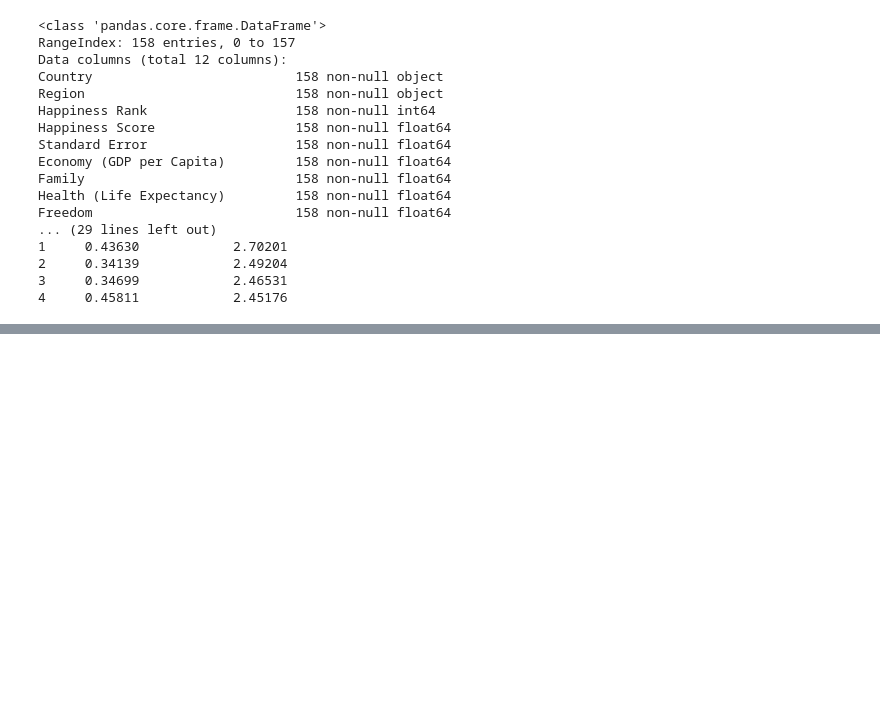
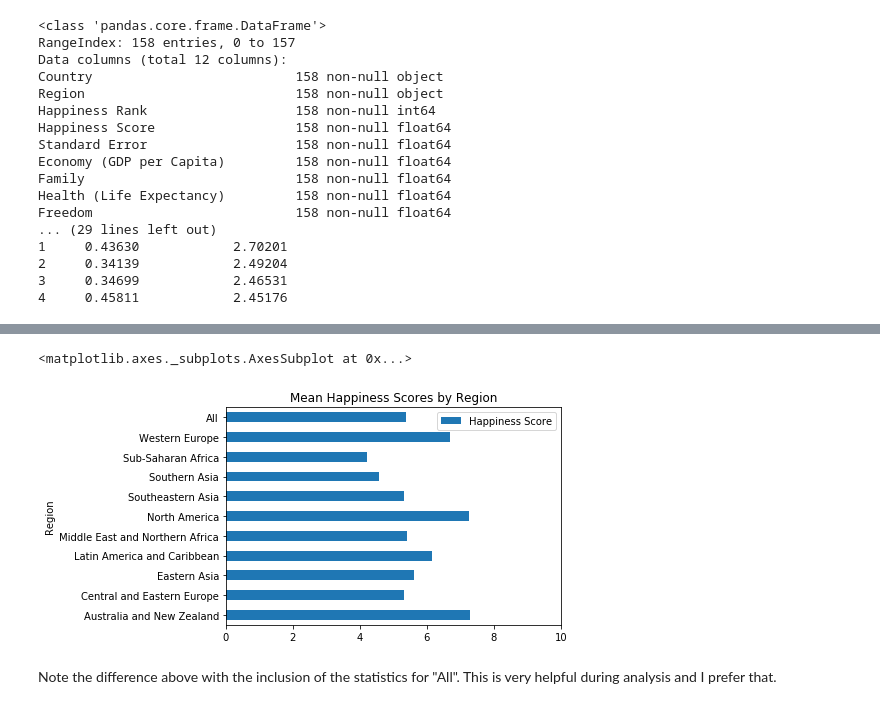
Before and after one commit to srinivasanprashant/World-Happiness-Report, a Jupyter notebook: data-analysis.ipynb, the cells around one changed output, grey strips where cells are left out. Drawn from its saved outputs; the diff is of its cells as text; code cells hidden in the pictures; blank space fills up the shorter version.

```diff
--- a/data-analysis.ipynb
+++ b/data-analysis.ipynb
@@ -33,0 +49,10 @@ Freedom                          158 non-null float64
+# %%
+# we can use the df.pivot_table() method to more intuitively perform the same aggregation as above.
+# As a user of MS Excel, this is also easier to comprehend
+pv_happiness = happiness2015.pivot_table(values='Happiness Score', index='Region', aggfunc=np.mean, margins=True)
+pv_happiness.plot(kind='barh', title='Mean Happiness Scores by Region', xlim=(0,10), legend=False)
+# %% [output]
+<matplotlib.axes._subplots.AxesSubplot at 0x...>
+[figure, added]
+# %% [markdown]
+Note the difference above with the inclusion of the statistics for "All". This is very helpful during analysis and I prefer that.
```
Also changed, not shown: parts of 3 cells of this notebook.
